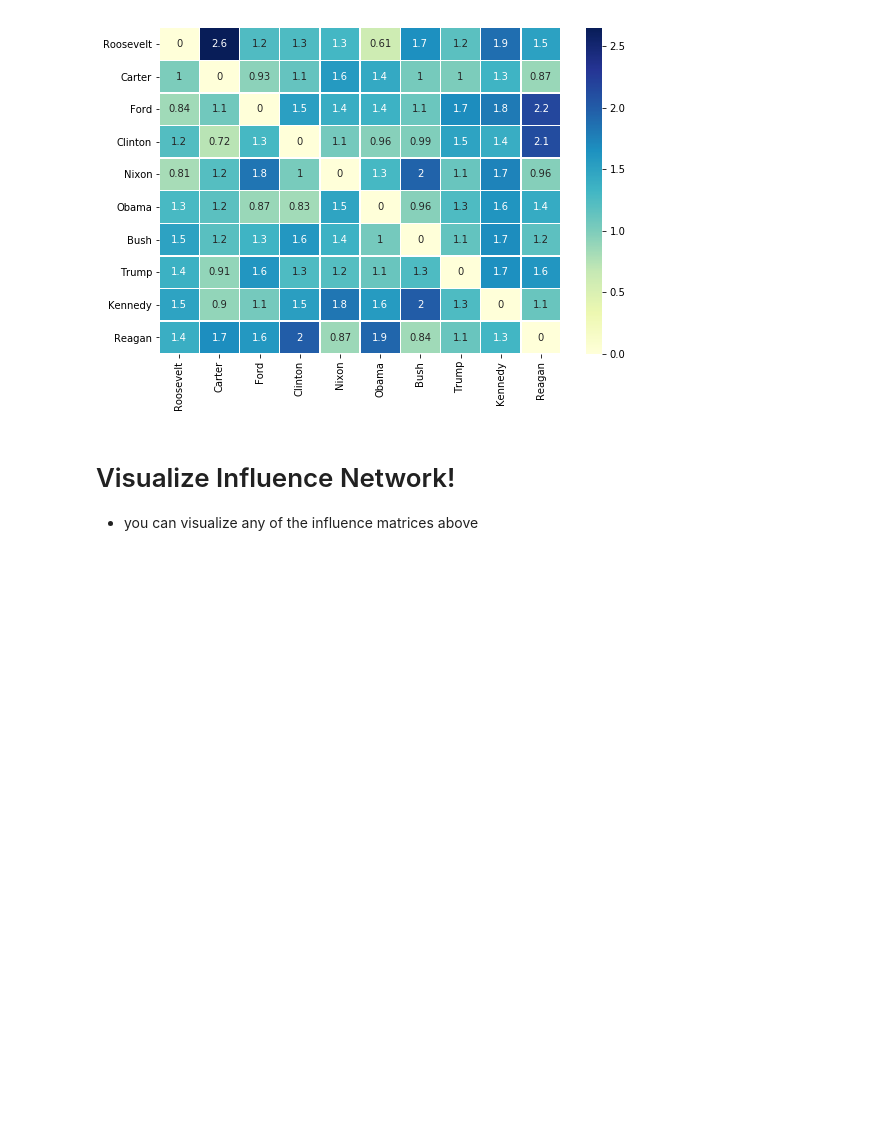
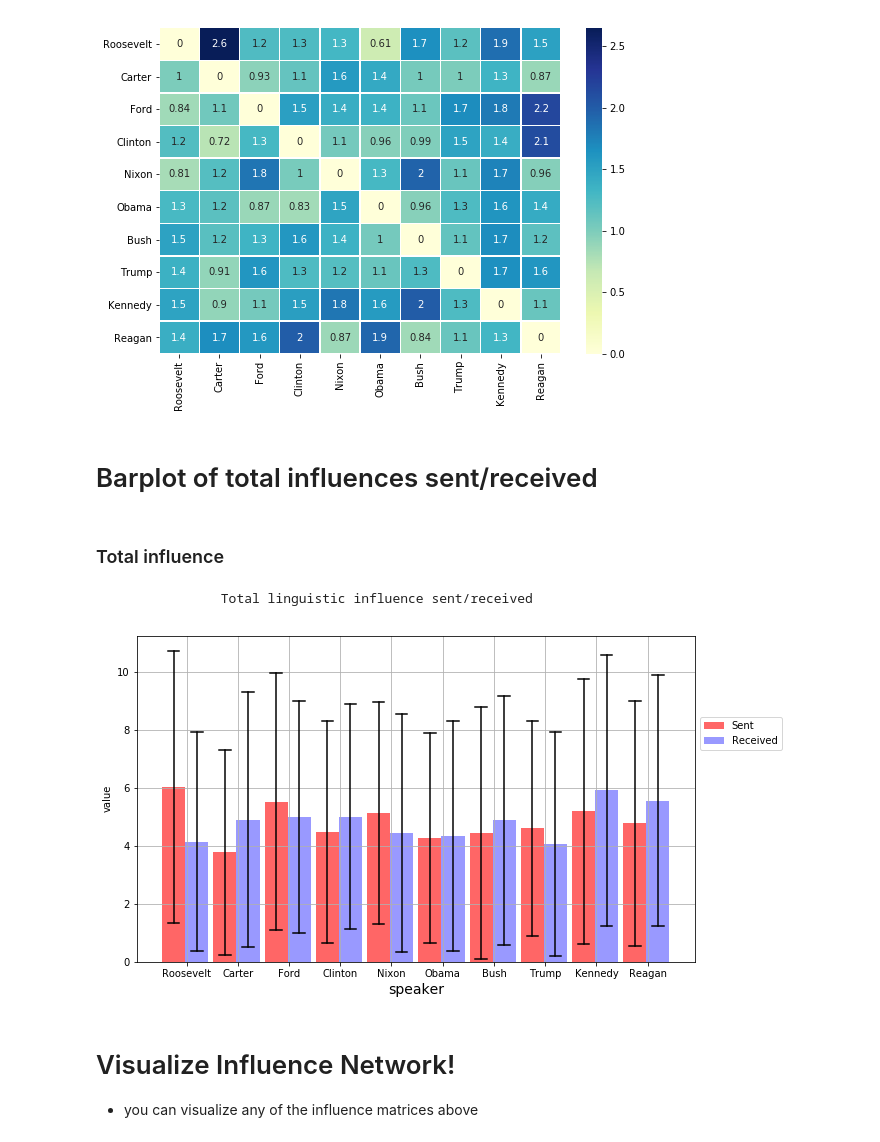
Before and after one commit to 1yangdongchen/Upcoming, a Jupyter notebook: 8-Semantic-Networks/8-Semantic-Networks-BEC_LL.ipynb, the cells around one changed output. Drawn from its saved outputs; the diff is of its cells as text; code cells hidden in the pictures; blank space fills up the shorter version.

```diff
--- a/8-Semantic-Networks/8-Semantic-Networks-BEC_LL.ipynb
+++ b/8-Semantic-Networks/8-Semantic-Networks-BEC_LL.ipynb
@@ -310,6 +310,47 @@ df_q50 = getmatrix(stacked,A)
 
 stacked = df_influence.quantile(0.75)
 df_q75 = getmatrix(stacked,A)
+# %% [markdown]
+# Barplot of total influences sent/received
+# %%
+sender_std = {} #sd of total influence sent
+reciever_std = {} #sd of total influence recieved
+for i in range(A):
+    reciever_std[id_person[i]] = df_influence[df_influence.columns[i::A]].sum(axis=1).std()
+    sender_std[id_person[i]] = df_influence[df_influence.columns[i*A:(i+1)*A:]].sum(axis=1).std()
+
+sent = df_mean.sum(axis=1) #mean of total influence sent
+recieved =df_mean.sum(axis=0) #mean of total influence recieved
+# %% [markdown]
+### Total influence
+# %%
+print ("\t\tTotal linguistic influence sent/received ")
+ax.fig = plt.figure(figsize=[np.min([A,20]),6])
+
+plt.grid()
+wd=0.45
+ii=0
+for p in sender_std:
+    plt.bar(person_id[p],sent.loc[p],width=wd,color='red',alpha=0.6,label = "Sent" if ii == 0 else "")
+    plt.plot([person_id[p]-wd/4,person_id[p]+wd/4],[sent.loc[p]+sender_std[p],sent.loc[p]+sender_std[p]],color='k')
+    plt.plot([person_id[p]-wd/4,person_id[p]+wd/4],[sent.loc[p]-sender_std[p],sent.loc[p]-sender_std[p]],color='k')
+    plt.plot([person_id[p],person_id[p]],[sent.loc[p]-sender_std[p],sent.loc[p]+sender_std[p]],color='k')
+    ii+=1
+ii=0
+for p in reciever_std:
+    plt.bar(person_id[p]+wd,recieved.loc[p],width=wd,color='blue',alpha=0.4,label = "Received" if ii == 0 else "")
+    plt.plot([person_id[p]+wd-wd/4,person_id[p]+wd+wd/4],[recieved.loc[p]+reciever_std[p],recieved.loc[p]+reciever_std[p]],color='k')
+    plt.plot([person_id[p]+wd-wd/4,person_id[p]+wd+wd/4],[recieved.loc[p]-reciever_std[p],recieved.loc[p]-reciever_std[p]],color='k')
+    plt.plot([person_id[p]+wd,person_id[p]+wd],[recieved.loc[p]-reciever_std[p],recieved.loc[p]+reciever_std[p]],color='k')
+    ii+=1
+plt.legend(loc='center left', bbox_to_anchor=(1, 0.7))
+plt.xticks([i+0.25 for i in range(A)],list(zip(*sorted(id_person.items())))[1])
+plt.ylabel('value')
+plt.xlabel('speaker',fontsize=14)
+plt.show()
+# %% [output]
+                Total linguistic influence sent/received
+[figure, added]
 # %% [markdown]
 # Visualize Influence Network!
 - you can visualize any of the influence matrices above
```
Also changed, not shown: parts of 5 cells of this notebook.
